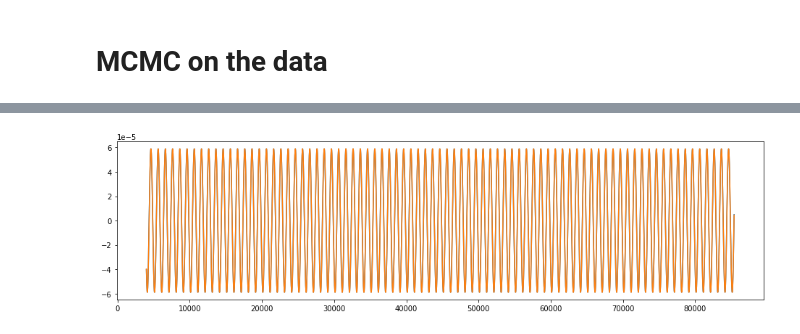
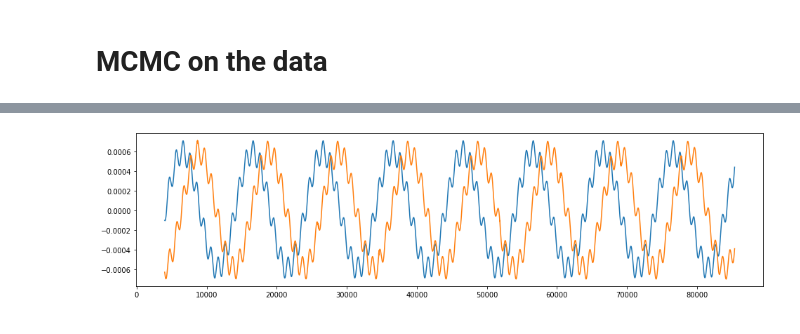
Before and after one commit to BartOuwehand/MP1_LISA, a Jupyter notebook: MCMC_parameter_fit_nophi0.ipynb, the cells around one changed output, grey strips where cells are left out. Cells and saved outputs as stored; diff of their text form; code cells hidden in the pictures.

```diff
--- a/MCMC_parameter_fit_nophi0.ipynb
+++ b/MCMC_parameter_fit_nophi0.ipynb
@@ -60,12 +63,12 @@ if create_new_binary:
     if os.path.exists(gw_path):
         os.remove(gw_path)
 
+    for a,f,p,beta,lamb in zip(Amp_true, f_true, phi0_true, gw_beta_true, gw_lambda_true):
+        source = GalacticBinary(A=a, f=f, phi0=p, orbits=orbit_path ,t0=orbits_t0 + 10, gw_beta=beta, gw_lambda=lamb, dt=1/fs, size=size+300)
+        source.write(gw_path)
     #source = GalacticBinary(A=6.4e-23, f=6.22e-3, orbits=orbit_path, t0=orbits_t0+10, gw_beta=0,gw_lambda=0) #HM Cnc
-    source = GalacticBinary(A=Amp_true, f=f_true, phi0=phi0_true, orbits=orbit_path ,t0=orbits_t0 + 10, gw_beta=0, gw_lambda=0, dt=1/fs, size=size+300)
     #source = GalacticBinary(A=5E-20, f=1E-2, orbits=orbit_path ,t0=orbits_t0 + 10, gw_beta=0, gw_lambda=0)
     #source = GalacticBinary(A=1E-16, f=1E-2, orbits=orbit_path ,t0=orbits_t0 + 10, gw_beta=0, gw_lambda=0) #ridiculously loud binary
-
-    source.write(gw_path)
 # %%
 # Create 'realistic' orbit with signal and noise
 if run_new_simulation:
@@ -191,11 +194,11 @@ plt.show()
 # %%
 # Difference factor between pytdi.Data.from_instrument and pytdi.Data.from_gws
 
-def dphi_to_dnu(time,data,f_gw = f_true):
+def dphi_to_dnu(time,data):
     laser_freq = 2.816E14 #Hz, gotten from lisainstrument code
     dt = 1/fs
     # dt = np.mean((time[1:]-time[:-1]))
-    return np.diff(data) * ((laser_freq) / (2*np.pi*f_gw*dt))
+    return np.diff(data) * ((laser_freq) / (2*np.pi*dt))
 # %% [markdown]
 # Building The Galactic Binary MCMC fit
 Here is a list of things that can be done to speed up the model simulation function:
@@ -208,8 +211,10 @@ Here is a list of things that can be done to speed up the model simulation funct
 time_elapsed = []
 time_elapsed.append(time.time())
 
-GalBin = GalacticBinary(A=Amp_true, f=f_true,phi0=phi0_true, orbits=orbit_path ,t0=orbits_t0+10, gw_beta=0, gw_lambda=0,dt=1/fs,size=size+300)
-GalBin.write('gw_tmp.h5')
+for a, f, p, beta, lamb in zip(Amp_true, f_true, phi0_true, gw_beta_true, gw_lambda_true):
+    GalBin = GalacticBinary(A=a/f, f=f, phi0=p, orbits=orbit_path, t0=orbits_t0+10, gw_beta=beta, gw_lambda=lamb, dt=1/fs, size=size+300)
+    # Amplitude is a/f since we have to convert from_gws to from_instr by differentiating and don't want extra factors of 2pi*f
+    GalBin.write('gw_tmp.h5')
 
 time_elapsed.append(time.time())
 rawdata = Data.from_gws('gw_tmp.h5',orbit_path,interpolate=True)#, skipped=-int(size))
@@ -253,13 +258,18 @@ plt.show()
 # %%
 # Defining the model used for MCMC fitting
 
-def model(st,sA, Amp, f_gw, phi0 = -0.4, t0=orbits_t0+10, gw_beta=0,gw_lambda=0):
+def model(st,sA, theta, gw_beta=gw_beta_true, gw_lambda=gw_lambda_true, t0=orbits_t0+10):
 
-    GalBin = GalacticBinary(A=Amp, f=f_gw, phi0=phi0, orbits=orbit_path, t0=t0, gw_beta=gw_beta, gw_lambda=gw_lambda, dt=1/fs, size=size+300)
-    GalBin.write('gw_tmp.h5')
+    Amp, phi0 = theta[0:Ngalbins], theta[Ngalbins:2*Ngalbins]
+
+    # Generate GW signals
+    for a, f, p, beta, lamb in zip(Amp, f_true, phi0, gw_beta, gw_lambda):
+        GalBin = GalacticBinary(A=a/f, f=f, phi0=p, orbits=orbit_path, t0=t0, gw_beta=beta, gw_lambda=lamb, dt=1/fs, size=size+300)
+        # Amplitude is a/f since we have to convert from_gws to from_instr by differentiating and don't want extra factors of 2pi*f
+        GalBin.write('gw_tmp.h5')
 
     # rawdata = Data.from_gws( 'gw_tmp.h5', orbit_path)
-    rawdata = Data.from_gws( 'gw_tmp.h5', orbit_path,interpolate=True)
+    rawdata = Data.from_gws('gw_tmp.h5', orbit_path,interpolate=True)
     mA = Afunc(rawdata.measurements)[discard:]
     #E = Efunc(rawdata.measurements)[discard:]
     # If we only fit signal parameters, we don't include T since it has by definition no signal.
@@ -271,7 +281,7 @@ def model(st,sA, Amp, f_gw, phi0 = -0.4, t0=orbits_t0+10, gw_beta=0,gw_lambda=0)
 
     # Generate correct amplitude to be compatible with sample data
     nmt = np.copy(mt)[:-1]
-    nmA = dphi_to_dnu(mt,mA,f_gw)
+    nmA = dphi_to_dnu(mt,mA)
 
     # Make sure that the model generates data at the correct time
     time_indices = np.where(np.in1d(nmt, st))[0]
@@ -282,7 +292,7 @@ def model(st,sA, Amp, f_gw, phi0 = -0.4, t0=orbits_t0+10, gw_beta=0,gw_lambda=0)
 # %%
 script_time0 = time.time()
 
-test = model(fsdata[0],fsdata[1],Amp_true,f_true,-0.4)
+test = model(fsdata[0],fsdata[1],[*Amp_true,*phi0_true],gw_beta_true,gw_lambda_true)
 
 script_time1 = time.time() - script_time0
 print ("Time elapsed = {:.2f}".format(script_time1))
@@ -300,3 +310,3 @@ Time elapsed = 0.19
 (4, 8140)
 (2, 8140)
-[figure, old version]
+[figure, new version]
```
Also changed, not shown: parts of 20 cells of this notebook, 2 other files.
